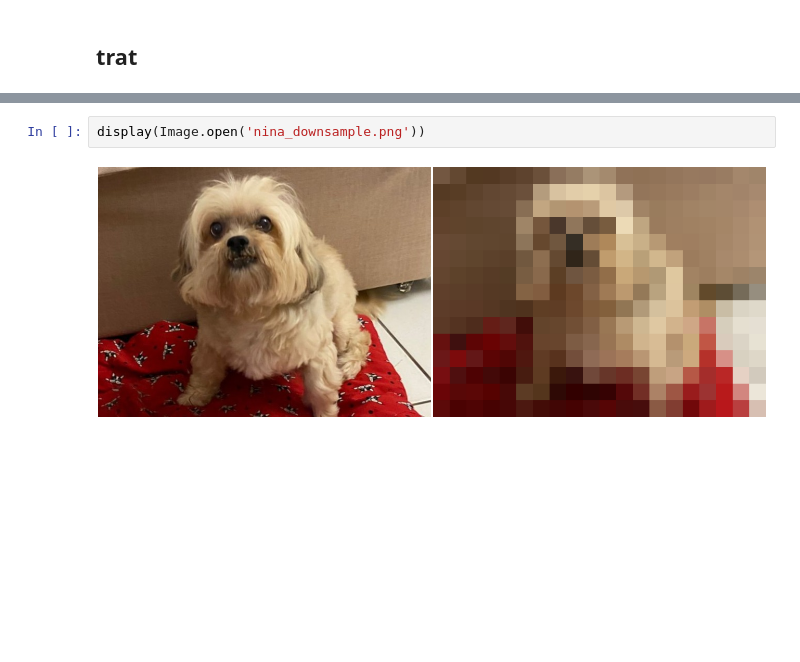
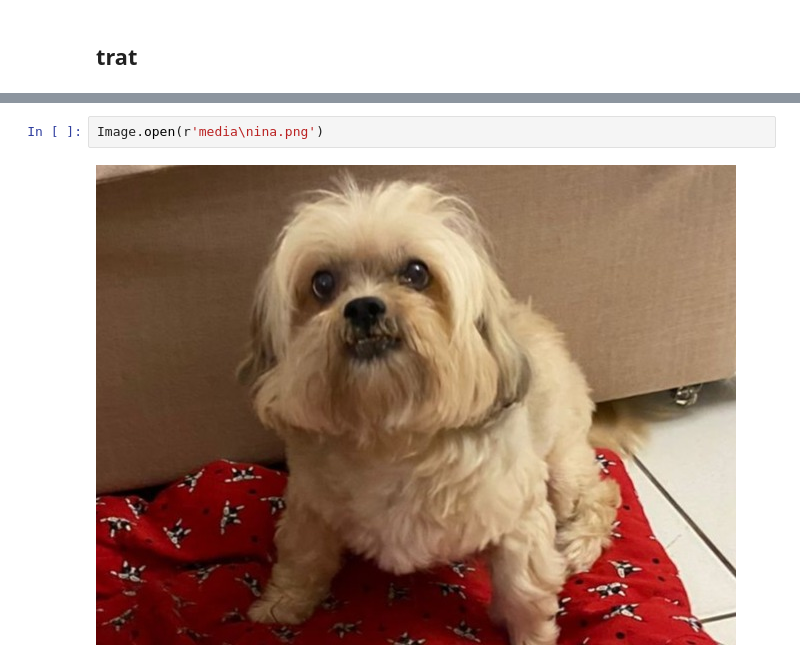
Before and after one commit to Viniks07/MovRecCNN, a Jupyter notebook: notebook/exibition.ipynb, the cells around one changed output, grey strips where cells are left out. Cells and saved outputs as stored; diff of their text form; blank space fills up the shorter version.

```diff
--- a/notebook/exibition.ipynb
+++ b/notebook/exibition.ipynb
@@ -16,4 +17,4 @@ from src import functions as f
 # %%
-display(Image.open('nina_downsample.png'))
+Image.open(r'media\nina.png')
 # %% [output]
-[figure, old version]
+[figure, new version]
```
Also changed, not shown: parts of 2 cells of this notebook, 5 other files.
